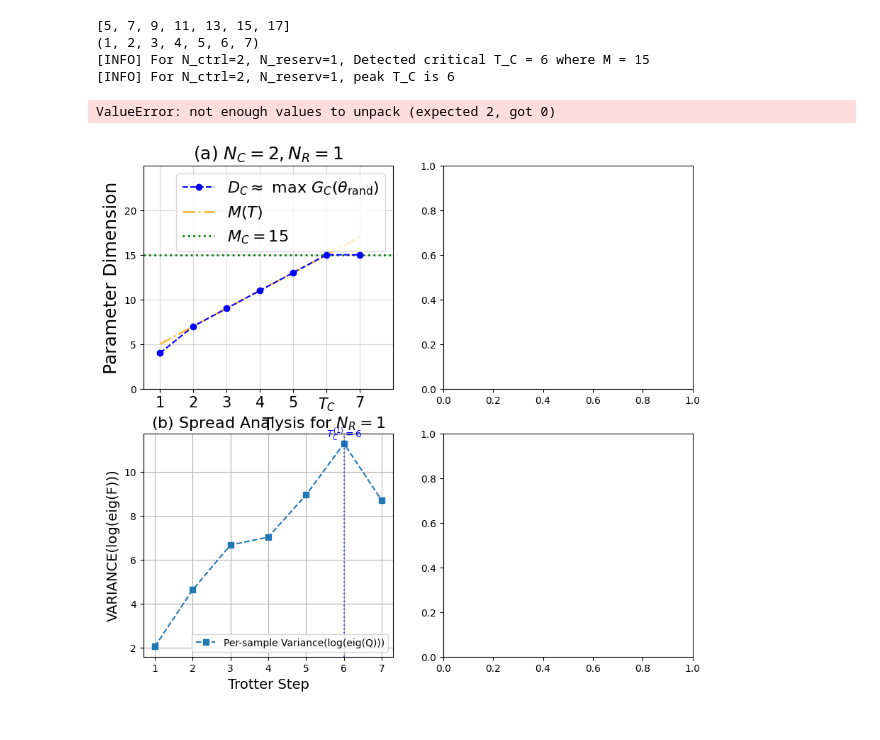
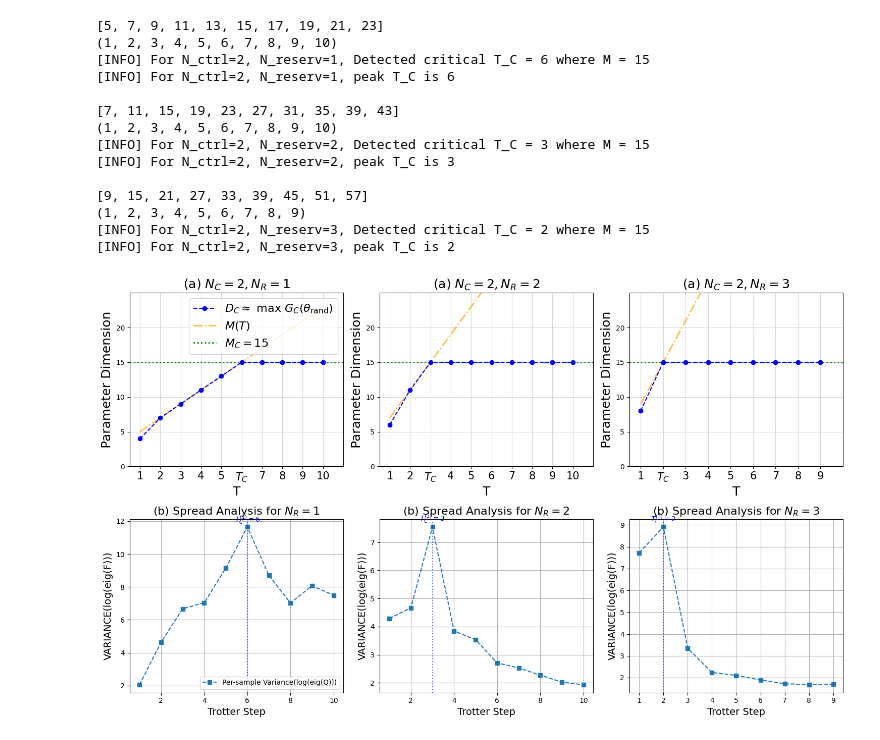
Before and after one commit to sophieblock/qrc, a Jupyter notebook: digital_dqfim_pp.ipynb, the cells around one changed output. Saved outputs shown, nothing was run; the diff lists cells and outputs as text; code cells hidden in the pictures.

```diff
--- a/digital_dqfim_pp.ipynb
+++ b/digital_dqfim_pp.ipynb
@@ -1342,35 +1668,44 @@ def plot_many_reserv(df, N_ctrl=2, reserv_list=[1, 2, 3], spread_type="mad"):
             title=f"(a) $N_C={N_ctrl}, N_R={nr_val}$"
         )
 
         # Hide repeated legends if you only want them once:
         if col_idx > 0:
             ax_top.legend_.remove()
 
         # ------------------
         # Bottom row: spread analysis
         # ------------------
         ax_bot = axes[1, col_idx]
         plot_spread_analysis(
             df, chosen_n_ctrl=N_ctrl, chosen_n_reserv=nr_val,
             ax=ax_bot, spread_type=spread_type, combination="sampled",
             xlabel="Trotter Step", ylabel=f"{spread_type.upper()}(log(eig(F)))",
             title=f"(b) Spread Analysis for $N_R={nr_val}$"
         )
 
         if col_idx > 0:
             # Similarly remove legends if you want minimal duplication
             # Or keep them if you prefer each subplot to have its own
             ax_bot.legend_.remove()
 
     plt.tight_layout()
     return fig, axes
 
 # Example usage:
-fig, axes = plot_many_reserv(df_with_stats, N_ctrl=2, reserv_list=[1,2], spread_type="variance")
+fig, axes = plot_many_reserv(df_with_stats, N_ctrl=2, reserv_list=[1,2,3], spread_type="variance")
 # %% [output]
-[5, 7, 9, 11, 13, 15, 17]
-(1, 2, 3, 4, 5, 6, 7)
+[5, 7, 9, 11, 13, 15, 17, 19, 21, 23]
+(1, 2, 3, 4, 5, 6, 7, 8, 9, 10)
 [INFO] For N_ctrl=2, N_reserv=1, Detected critical T_C = 6 where M = 15
 [INFO] For N_ctrl=2, N_reserv=1, peak T_C is 6
+
+[7, 11, 15, 19, 23, 27, 31, 35, 39, 43]
+(1, 2, 3, 4, 5, 6, 7, 8, 9, 10)
+[INFO] For N_ctrl=2, N_reserv=2, Detected critical T_C = 3 where M = 15
+[INFO] For N_ctrl=2, N_reserv=2, peak T_C is 3
+
+[9, 15, 21, 27, 33, 39, 45, 51, 57]
+(1, 2, 3, 4, 5, 6, 7, 8, 9)
+[INFO] For N_ctrl=2, N_reserv=3, Detected critical T_C = 2 where M = 15
+[INFO] For N_ctrl=2, N_reserv=3, peak T_C is 2
-ValueError: not enough values to unpack (expected 2, got 0)
-[figure, old version]
+[figure, new version]
```
Also changed, not shown: parts of 10 cells of this notebook.
